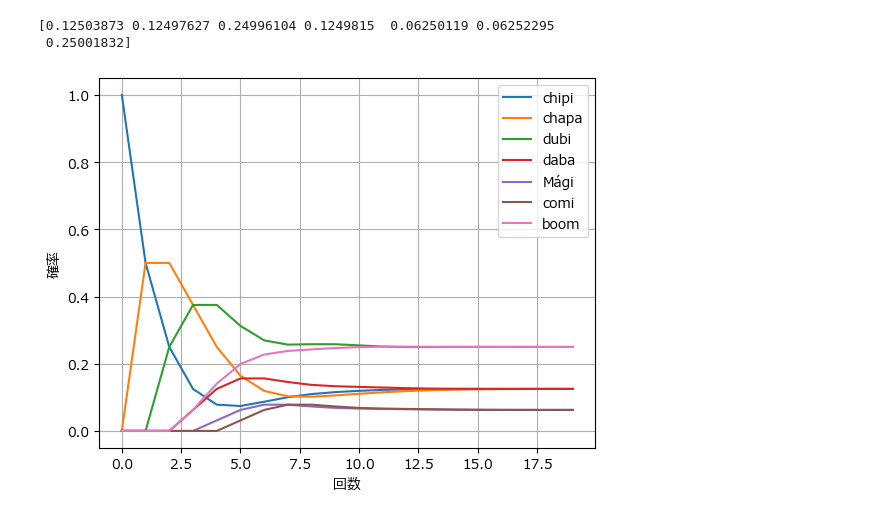
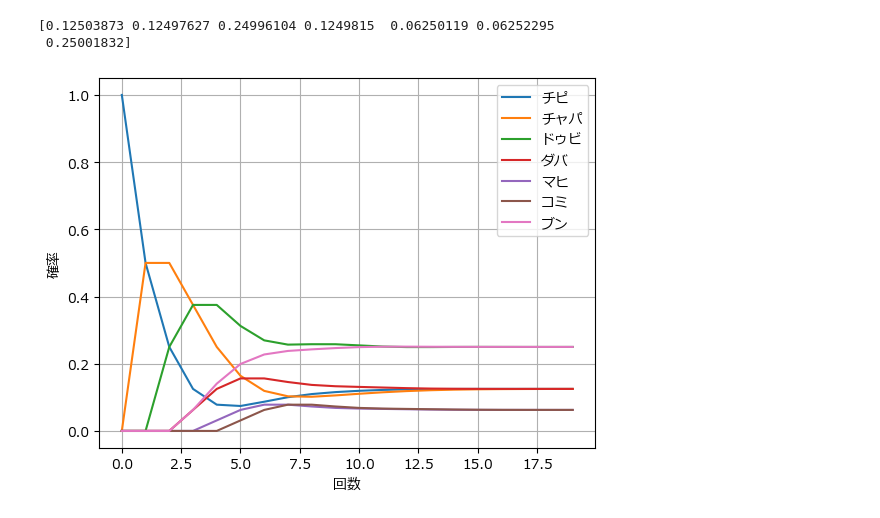
Before and after one commit to RyotaroSakamoto/Dubidubi, a Jupyter notebook: 課題.ipynb, the cells around one changed output. Saved outputs shown, nothing was run; the diff lists cells and outputs as text; code cells hidden in the pictures.

```diff
--- a/課題.ipynb
+++ b/課題.ipynb
@@ -72,13 +72,13 @@ print(w)
 # %%
 for i in range(7):
     plt.plot(w_list[i,:])
 plt.grid()
 plt.xlabel('回数')
 plt.ylabel('確率')
-plt.legend(label)
+plt.legend(labels_jp)
 plt.show()
 # %% [output]
-[figure, old version]
+[figure, new version]
 # %%
 #n単語目までのDubidubido生成
 def generate_dubidubi(transition_prob, labels, n, initial_state):
```
Also changed, not shown: parts of 2 cells of this notebook, 1 other file.
